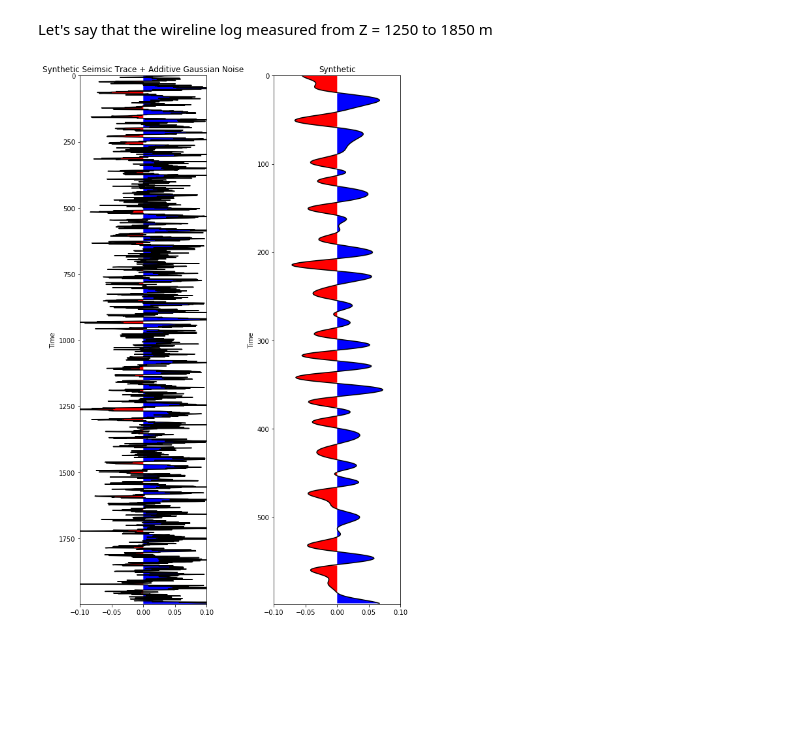
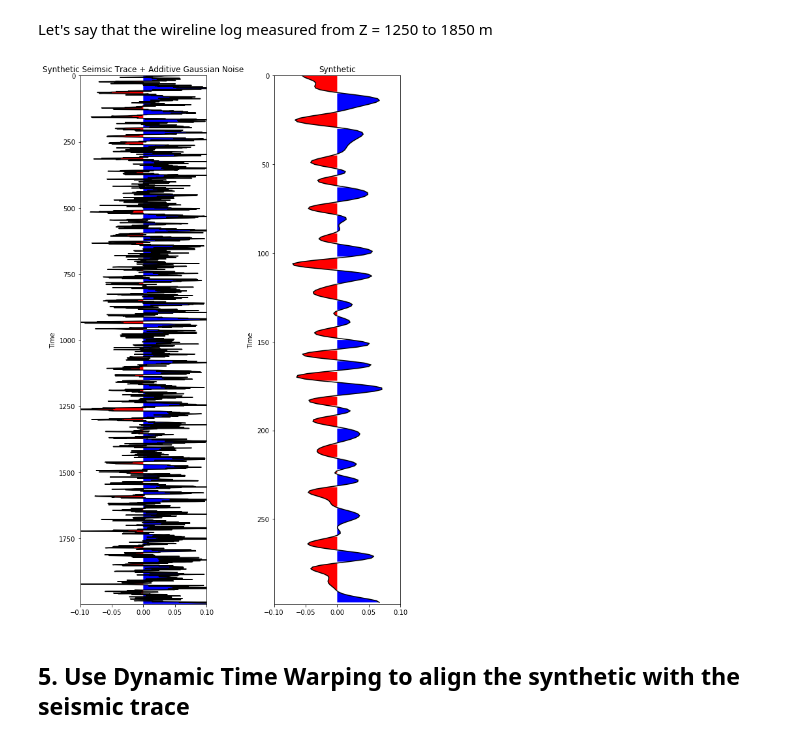
Before and after one commit to bdowdell/automatic_well_tie, a Jupyter notebook: nb/prototyping.ipynb, the cells around one changed output. Saved outputs shown, nothing was run; the diff lists cells and outputs as text; code cells hidden in the pictures; blank space fills up the shorter version.

```diff
--- a/nb/prototyping.ipynb
+++ b/nb/prototyping.ipynb
@@ -286,8 +289,8 @@ plt.show()
 Based on Julien's Answer [How to scale a signal in python](https://stackoverflow.com/questions/38820132/how-to-scale-a-signal-in-python-on-the-x-axis)
 # %%
 def rescale(arr, factor=2):
-    n = int(len(arr))
-    return np.interp(np.linspace(0, n, factor*n-1), np.arange(n), arr)
+    n = len(arr)
+    return np.interp(np.linspace(0, n, int(factor*n)-1), np.arange(n), arr)
 # %% [markdown]
 Let's say that the wireline log measured from Z = 1250 to 1850 m
 # %%
@@ -299,30 +302,34 @@ wireline = imp_seq[z_start:z_stop]
 wireline_rc = (wireline[1:] - wireline[:-1]) / (wireline[1:] + wireline[:-1])
 # %%
 wireline_synth = convolve(wireline_rc, ricker25)
+# %%
+scaled_wireline_synth = rescale(wireline_synth, factor=0.5)
 # %%
 fig = plt.figure(figsize=(8,12))
 
 ax1 = fig.add_subplot(1,2,1)
 ax1.plot(synth_seis_trace_agw, range(0, len(synth_seis_trace_agw)), 'k')
 ax1.fill_betweenx(range(0, len(synth_seis_trace_agw)), 0, synth_seis_trace_agw, where=synth_seis_trace_agw<=0, facecolor='red')
 ax1.fill_betweenx(range(0, len(synth_seis_trace_agw)), 0, synth_seis_trace_agw, where=synth_seis_trace_agw>=0, facecolor='blue')
 ax1.set_ylim(0, len(synth_seis_trace_agw))
 ax1.invert_yaxis()
 ax1.set_ylabel('Time')
 ax1.set_xlim(-0.1, 0.1)
 ax1.set_title('Synthetic Seimsic Trace + Additive Gaussian Noise')
 
 ax2 = fig.add_subplot(1,2,2)
-ax2.plot(wireline_synth, range(0, len(wireline_synth)), 'k')
-ax2.fill_betweenx(range(0, len(wireline_synth)), 0, wireline_synth, where=wireline_synth<=0, facecolor='red')
-ax2.fill_betweenx(range(0, len(wireline_synth)), 0, wireline_synth, where=wireline_synth>=0, facecolor='blue')
-ax2.set_ylim(0, len(wireline_synth))
+ax2.plot(scaled_wireline_synth, range(0, len(scaled_wireline_synth)), 'k')
+ax2.fill_betweenx(range(0, len(scaled_wireline_synth)), 0, scaled_wireline_synth, where=scaled_wireline_synth<=0, facecolor='red')
+ax2.fill_betweenx(range(0, len(scaled_wireline_synth)), 0, scaled_wireline_synth, where=scaled_wireline_synth>=0, facecolor='blue')
+ax2.set_ylim(0, len(scaled_wireline_synth))
 ax2.invert_yaxis()
 ax2.set_ylabel('Time')
 ax2.set_xlim(-0.1, 0.1)
 ax2.set_title('Synthetic')
 
 plt.tight_layout()
 plt.show()
 # %% [output]
-[figure, old version]
+[figure, new version]
+# %% [markdown]
+## 5. Use Dynamic Time Warping to align the synthetic with the seismic trace
```
Also changed, not shown: parts of 10 cells of this notebook.
